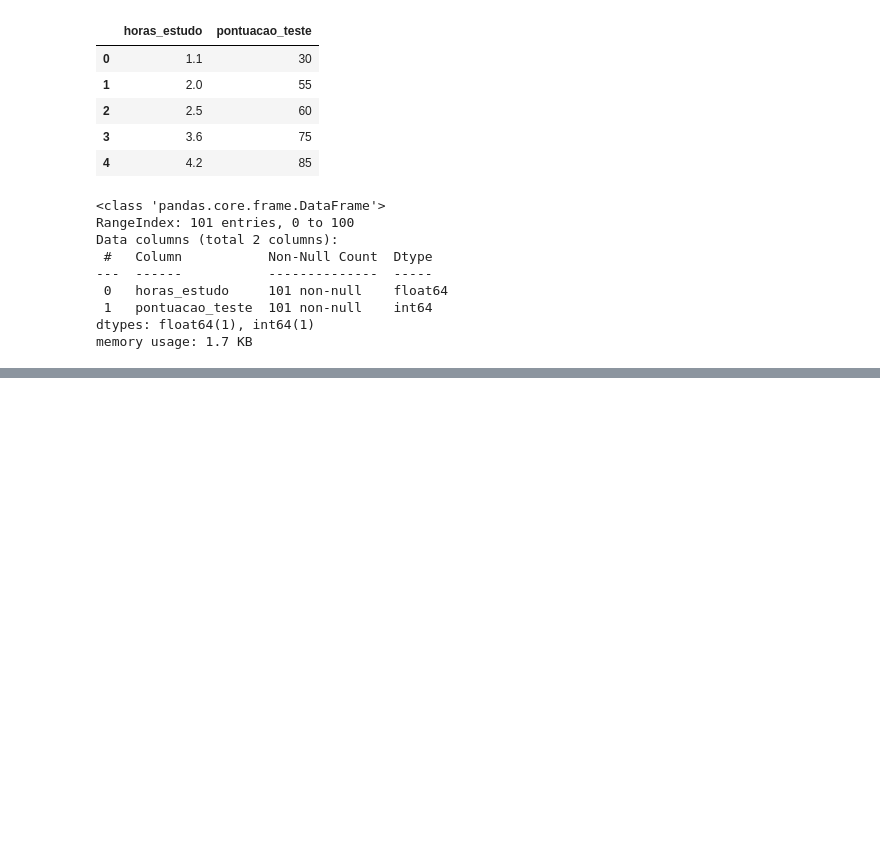
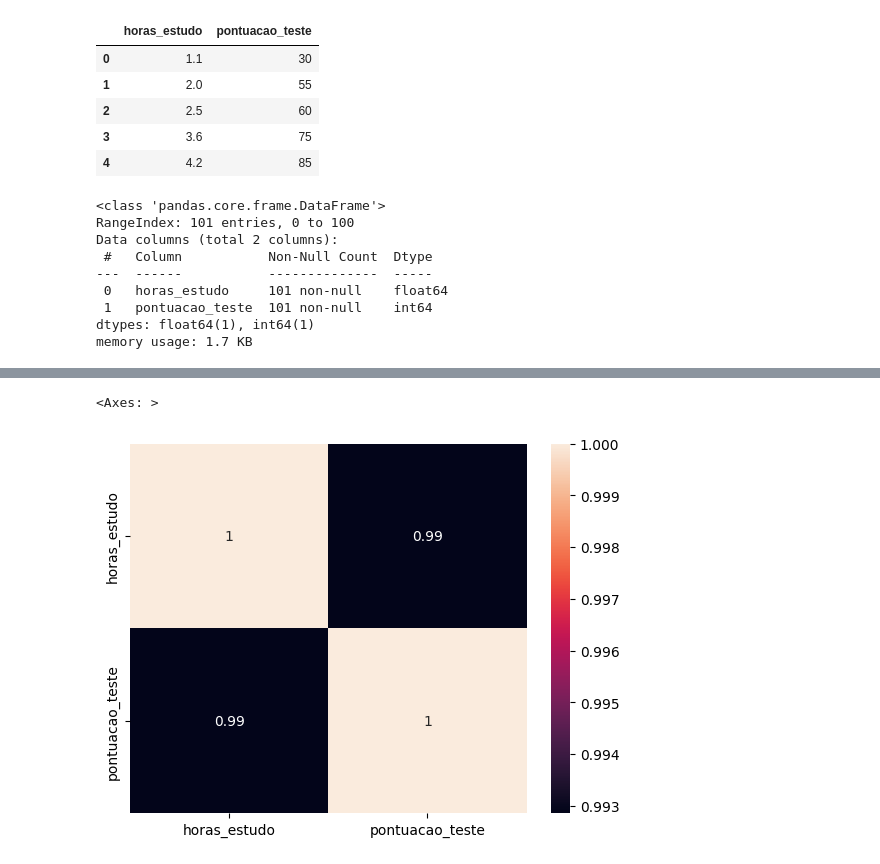
Before and after one commit to soaresmilton/rocketseat_regressao_linear_simples, a Jupyter notebook: modelo_pontuacao.ipynb, the cells around one changed output, grey strips where cells are left out. Drawn from its saved outputs; the diff is of its cells as text; code cells hidden in the pictures; blank space fills up the shorter version.

```diff
--- a/modelo_pontuacao.ipynb
+++ b/modelo_pontuacao.ipynb
@@ -32,0 +71,6 @@ memory usage: 1.7 KB
+# %%
+# Verificar correlação - Pearson (correlações lineares)
+sns.heatmap(df_pontuacao.corr('pearson'), annot = True)
+# %% [output]
+<Axes: >
+[figure, added]
```
Also changed, not shown: parts of 8 cells of this notebook.
